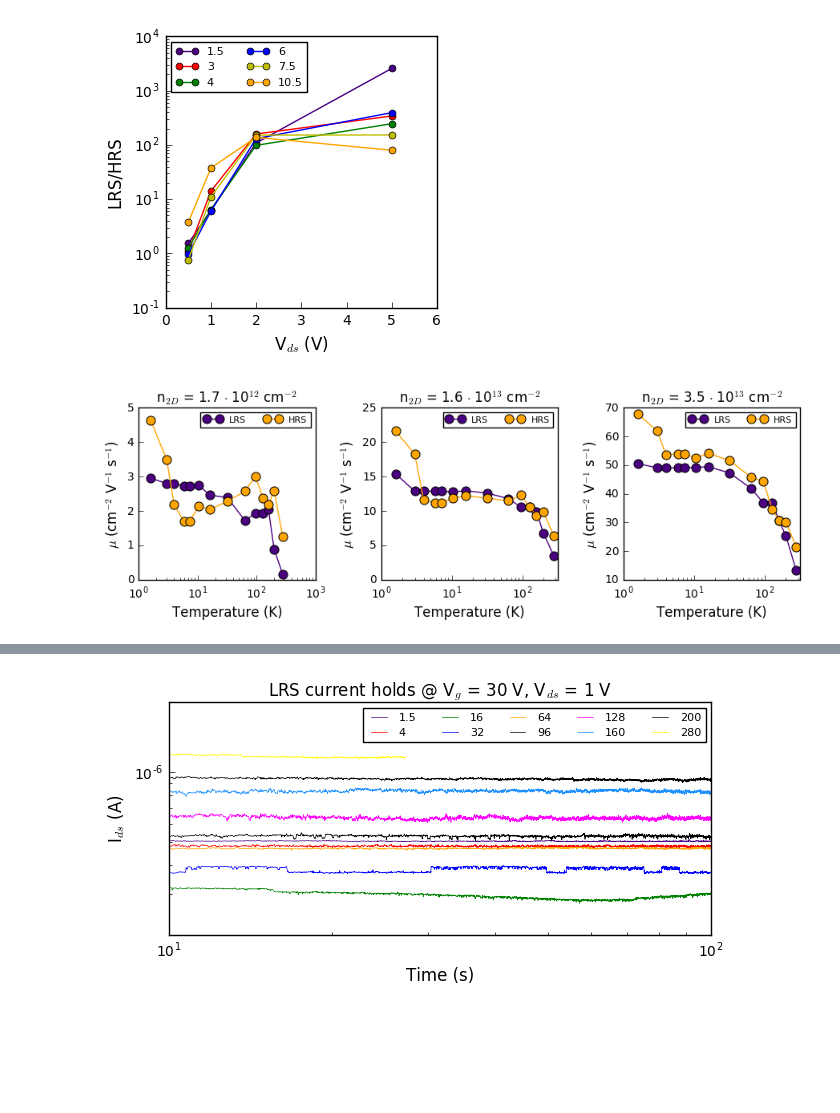
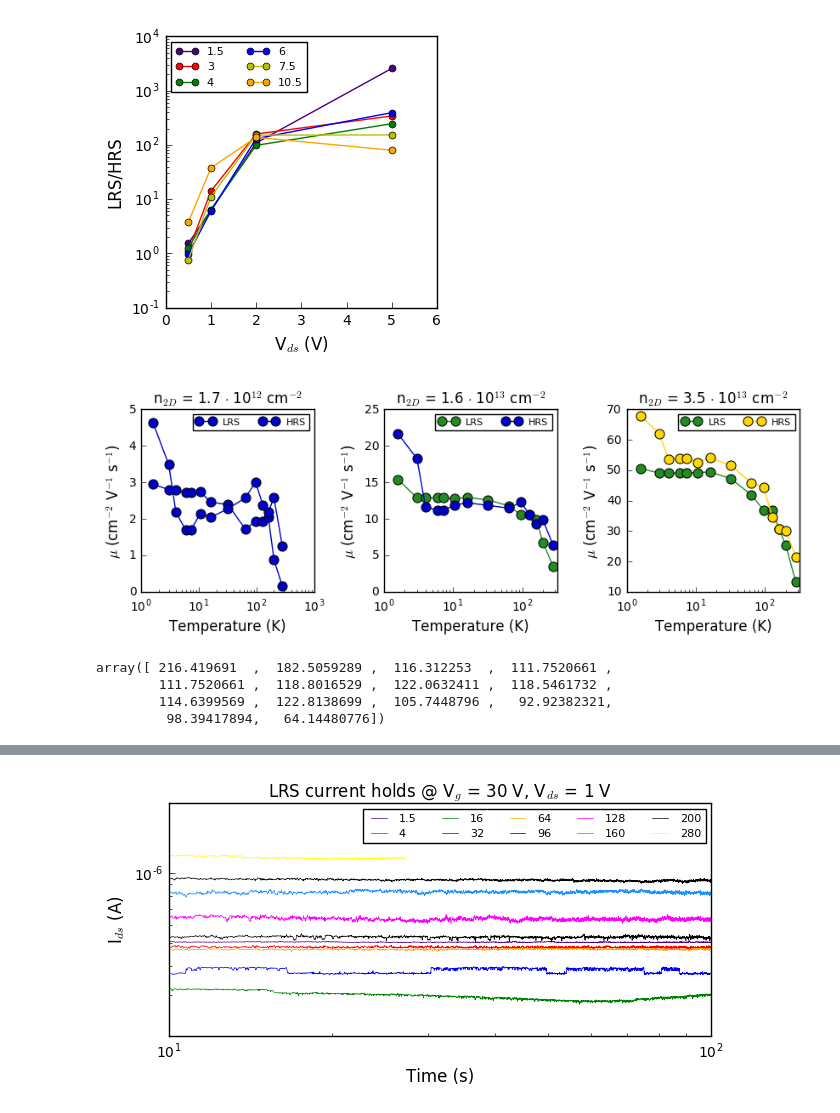
Before and after one commit to molydisulfide/Memristor, a Jupyter notebook: Comparative_analysis.ipynb, the cells around one changed output, grey strips where cells are left out. Cells and saved outputs as stored; diff of their text form; code cells hidden in the pictures; blank space fills up the shorter version.

```diff
--- a/Comparative_analysis.ipynb
+++ b/Comparative_analysis.ipynb
@@ -200,0 +201,13 @@ plt.show()
+# %%
+gate_200 = []
+HRS_200 = []
+LRS_200 = []
+
+
+
+with open('gates_200K.txt','r') as csvfile:
+    plots = csv.reader(csvfile, delimiter='\t')
+    for row in plots:
+        gate_200.append(float(row[0]))
+        HRS_200.append(float(row[1]))
+        LRS_200.append(float(row[2]))
@@ -365,12 +420,12 @@ with open('60V_gate_mobilities_both.txt','r') as csvfile:
         HRS_60V_gt.append(float(row[1]))
         LRS_60V_gt.append(float(row[2]))
 # %%
-fig = plt.figure(figsize=(9,3.2))
+fig = plt.figure(figsize=(8.5,3.2))
 fig.canvas.draw()
 
 ax1 = fig.add_subplot(133)
-plt.plot(T_m,LRS_35e13, '-o',ms = 8,mew = 0.75,  lw = 1, color = 'indigo', label = 'LRS')
-plt.plot(T_m,HRS_35e13, '-o',ms = 8,mew = 0.75, lw = 1, color = 'orange', label = 'HRS')
+plt.plot(T_m,LRS_35e13, '-o',ms = 8,mew = 0.75,  lw = 1, color = 'forestgreen', label = 'LRS')
+plt.plot(T_m,HRS_35e13, '-o',ms = 8,mew = 0.75, lw = 1, color = 'gold', label = 'HRS')
 #ax1.set_ylim([1,100])
 ax1.set_xlim([1,320])
 ax1.set_xlabel('Temperature (K)', fontsize = 12)
@@ -387,8 +442,8 @@ ax1.yaxis.set_ticks_position('left')
 ax1.legend(loc = 'best', fontsize = 8, ncol =2)
 
 ax2 = fig.add_subplot(132)
-plt.plot(T_m,LRS_16e13, '-o',ms = 8,mew = 0.75,  lw = 1, color = 'indigo', label = 'LRS')
-plt.plot(T_m,HRS_16e13, '-o',ms = 8,mew = 0.75, lw = 1, color = 'orange', label = 'HRS')
+plt.plot(T_m,LRS_16e13, '-o',ms = 8,mew = 0.75,  lw = 1, color = 'forestgreen', label = 'LRS')
+plt.plot(T_m,HRS_16e13, '-o',ms = 8,mew = 0.75, lw = 1, color = 'mediumblue', label = 'HRS')
 #ax1.set_ylim([1,100])
 ax2.set_xlim([1,320])
 ax2.set_xlabel('Temperature (K)', fontsize = 12)
@@ -398,33 +453,46 @@ plt.yticks(fontsize = 10)
 plt.xticks(fontsize = 10)
 ax2.set_title('n$_{2D}$ = 1.6 $\cdot$ 10$^{13}$ cm$^{-2}$')
 ax2.set_xscale('log')
 #ax2.set_yscale('log')
 
 ax2.xaxis.set_ticks_position('bottom')
 ax2.yaxis.set_ticks_position('left')
 ax2.legend(loc = 'best', fontsize = 8, ncol =2)
 
 ax3 = fig.add_subplot(131)
-plt.plot(T_m,LRS_17e12, '-o',ms = 8,mew = 0.75,  lw = 1, color = 'indigo', label = 'LRS')
-plt.plot(T_m,HRS_17e12, '-o',ms = 8,mew = 0.75, lw = 1, color = 'orange', label = 'HRS')
+plt.plot(T_m,LRS_17e12, '-o',ms = 8,mew = 0.75,  lw = 1, color = 'mediumblue', label = 'LRS')
+plt.plot(T_m,HRS_17e12, '-o',ms = 8,mew = 0.75, lw = 1, color = 'mediumblue', label = 'HRS')
 #ax1.set_ylim([1,100])
 #ax3.set_xlim([60,220])
 ax3.set_xlabel('Temperature (K)', fontsize = 12)
 ax3.set_ylabel('$\mu$ (cm$^{-2}$ V$^{-1}$ s$^{-1}$)', fontsize = 12)
 plt.ticklabel_format(style='sci', axis='y')
 plt.yticks(fontsize = 10)
 plt.xticks(fontsize = 10)
 ax3.set_title('n$_{2D}$ = 1.7 $\cdot$ 10$^{12}$ cm$^{-2}$')
 ax3.set_xscale('log')
 #ax3.set_yscale('log')
 
 ax3.xaxis.set_ticks_position('bottom')
 ax3.yaxis.set_ticks_position('left')
 ax3.legend(loc = 'best', fontsize = 8, ncol =2)
 
 
 plt.tight_layout()
 plt.savefig("mobilities_5V_same_n2Ds.png",bbox_inches='tight', dpi = 300)
 plt.show()
 # %% [output]
-[figure, old version]
+[figure, new version]
+# %%
+c_LRS = np.asarray(LRS_16e13)
+crlrs = c_LRS*10
+crlrs
+
+c_HRS = np.asarray(HRS_16e13)
+crhrs = c_HRS*10
+crhrs
+# %% [output]
+array([ 216.419691  ,  182.5059289 ,  116.312253  ,  111.7520661 ,
+        111.7520661 ,  118.8016529 ,  122.0632411 ,  118.5461732 ,
+        114.6399569 ,  122.8138699 ,  105.7448796 ,   92.92382321,
+         98.39417894,   64.14480776])
```
Also changed, not shown: parts of 33 cells of this notebook, 2 other files.
